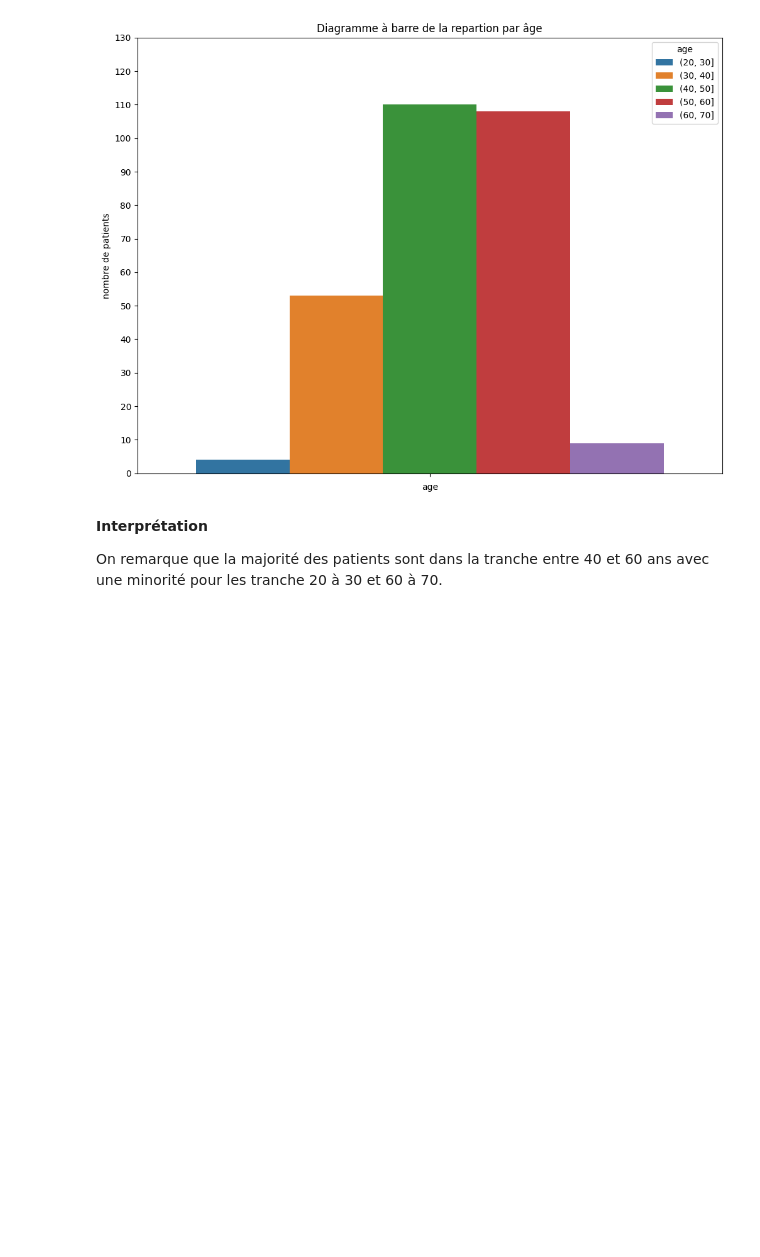
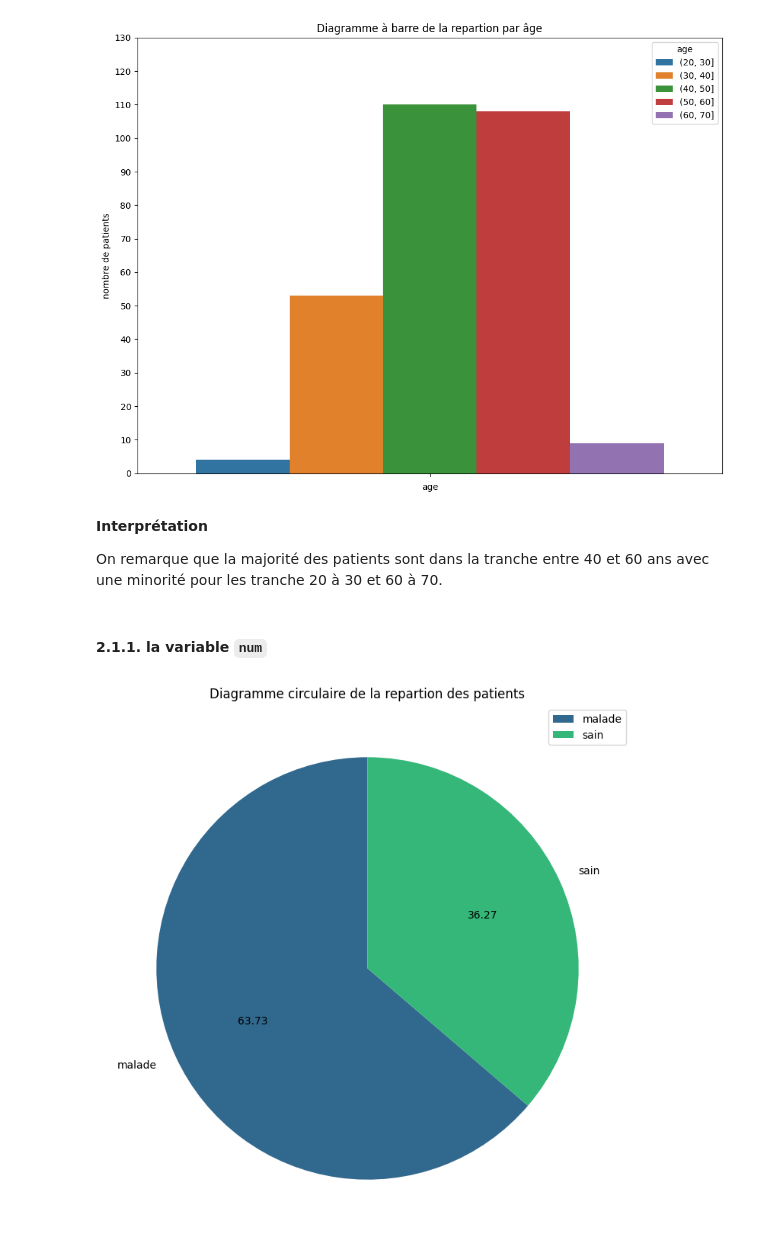
Before and after one commit to Harlequelrah/heart_attack_prediction, a Jupyter notebook: project/notebooks/analysis.ipynb, the cells around one changed output. Saved outputs shown, nothing was run; the diff lists cells and outputs as text; code cells hidden in the pictures; blank space fills up the shorter version.

Commit message:
Diagramme circulaire de la repartion des patients en sain ou malade

```diff
--- a/project/notebooks/analysis.ipynb
+++ b/project/notebooks/analysis.ipynb
@@ -87,5 +87,25 @@ plt.show()
 **Interprétation**
 
 On remarque que la majorité des patients sont dans la tranche  entre 40 et 60 ans avec une minorité pour les tranche 20 à 30 et 60 à 70.
+# %% [markdown]
+#### **2.1.1. la variable `num`**
 # %%
-# num_labels = data.replace({"num": {0: "malade", 1: "sain"}})["num"].astype("category")
+# le compte des patients
+num_counts = data['num'].value_counts().reset_index()
+# labelisation
+num_counts.replace({"num": {0: "malade", 1: "sain"}},inplace=True)["num"].astype("category")
+
+# les couleurs
+num_colors = sns.color_palette(palette="viridis", n_colors=num_counts["num"].nunique())
+# %%
+# Diagramme circulaire de la repartion des patients
+
+plt.figure(figsize=(12,9))
+
+plt.pie(x=num_counts['count'],labels=num_counts['num'],colors=num_colors,startangle=90,autopct="%2.2f")
+
+plt.legend()
+plt.title("Diagramme circulaire de la repartion des patients")
+plt.show()
+# %% [output]
+[figure, added]
```
Also changed, not shown: parts of 1 cell of this notebook.
